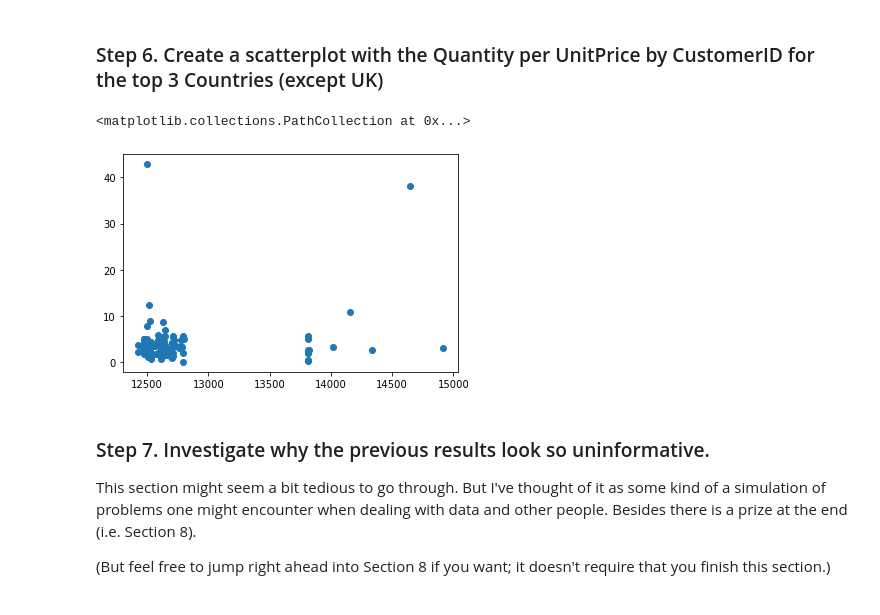
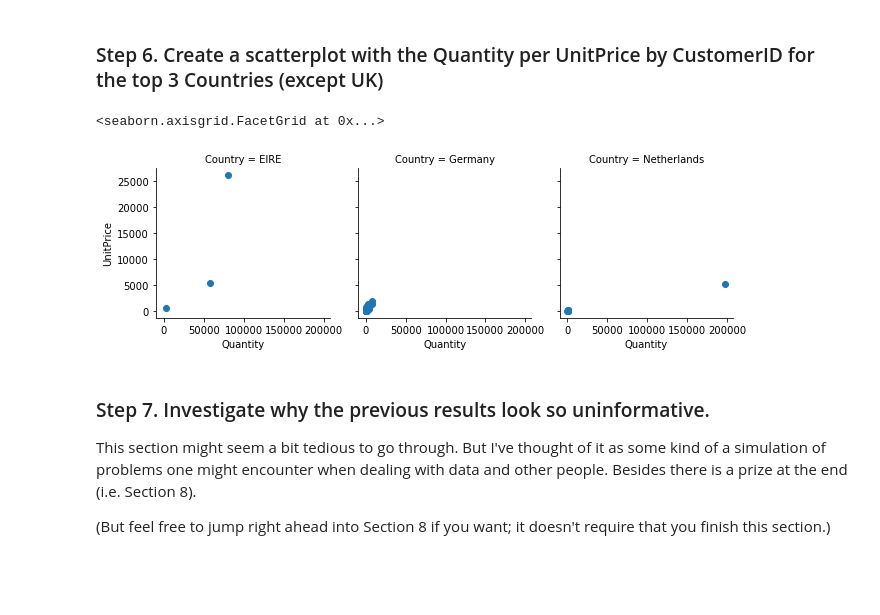
Before and after one commit to zhiyixu/pandas_exercises, a Jupyter notebook: 07_Visualization/Online_Retail/Exercises.ipynb, the cells around one changed output. Saved outputs shown, nothing was run; the diff lists cells and outputs as text; code cells hidden in the pictures; blank space fills up the shorter version.

```diff
--- a/07_Visualization/Online_Retail/Exercises.ipynb
+++ b/07_Visualization/Online_Retail/Exercises.ipynb
@@ -63,12 +64,25 @@ online_rt.query("Quantity >= 0")
 # %%
 countrys = data.index[:3].values.tolist()
 online_rt["Q/u"] = online_rt["Quantity"] / online_rt["UnitPrice"]
-data6 = online_rt.query("Quantity >= 0 and Country in @countrys").groupby(by=["CustomerID"]).sum()
-fig, ax = plt.subplots()
-ax.scatter(data6.index, data6["Quantity"] / data6["UnitPrice"])
+data6 = online_rt.query("Quantity >= 0 and Country in @countrys").groupby(by=["Country", "CustomerID"]).sum()
+
+data6["Country"] = data6.index.get_level_values(0)
+
+data6.head()
+
+# fig, ax = plt.subplots()
+# ax.scatter(data6.index, data6["Quantity"] / data6["UnitPrice"])
+
+g = sns.FacetGrid(data6, col="Country")
+
+# map over a make a scatterplot
+g.map(plt.scatter, "Quantity", "UnitPrice", alpha=1)
+
+# adds legend
+g.add_legend()
 # %% [output]
-<matplotlib.collections.PathCollection at 0x...>
+<seaborn.axisgrid.FacetGrid at 0x...>
-[figure, old version]
+[figure, new version]
 # %% [markdown]
 ### Step 7. Investigate why the previous results look so uninformative.
 
```
Also changed, not shown: parts of 5 cells of this notebook, 2 other files.
